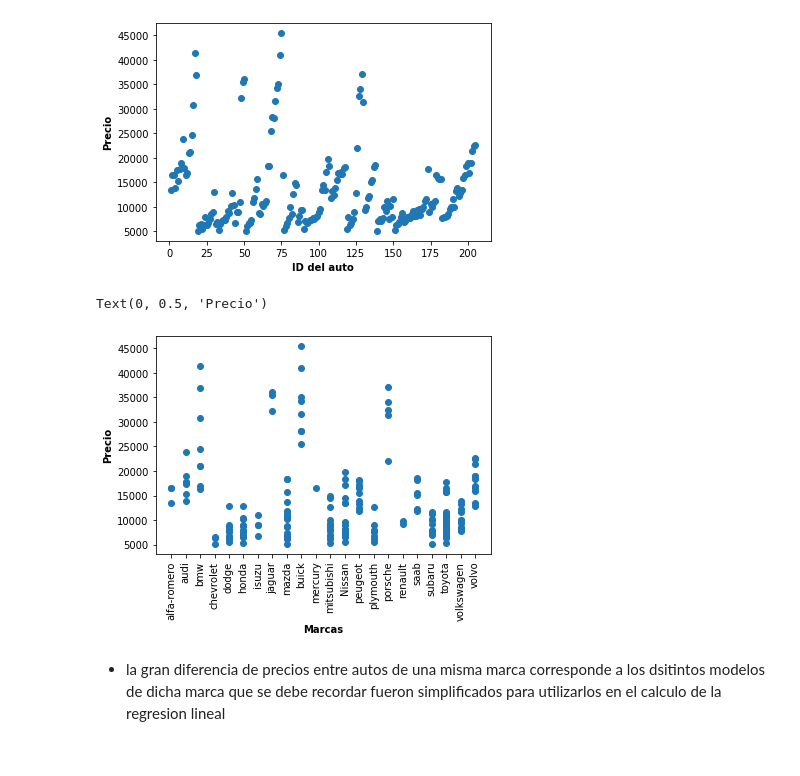
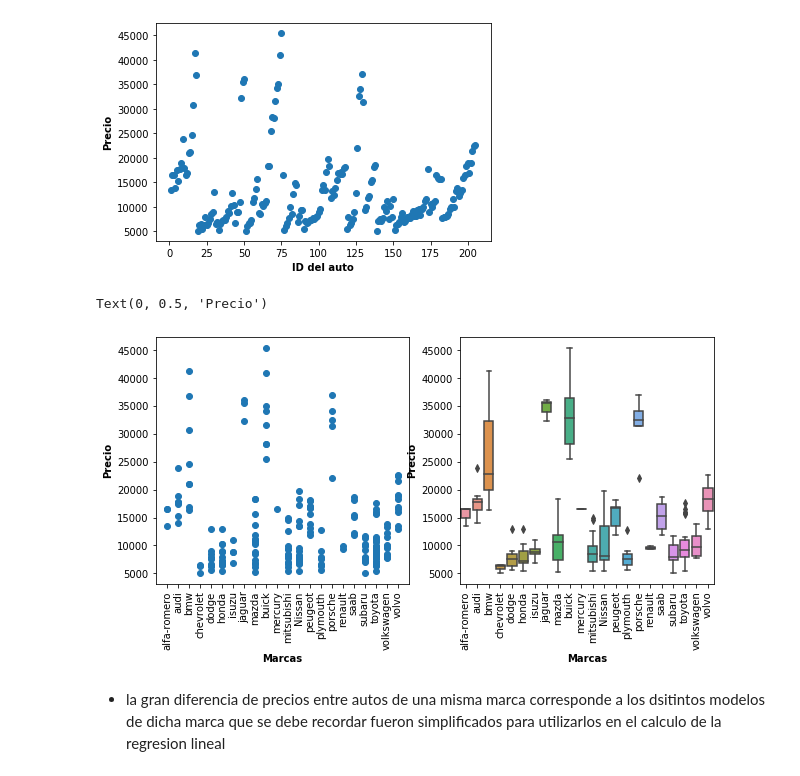
Before and after one commit to GermanUlloaS/Regresion-Lineal, a Jupyter notebook: Regresión Lineal- Predicción Precio de Vehículos .ipynb, the cells around one changed output. Saved outputs shown, nothing was run; the diff lists cells and outputs as text; code cells hidden in the pictures.

```diff
--- a/Regresión Lineal- Predicción Precio de Vehículos .ipynb
+++ b/Regresión Lineal- Predicción Precio de Vehículos .ipynb
@@ -12,7 +12,7 @@ import numpy as np
 import math
 from sklearn.preprocessing import LabelEncoder,OneHotEncoder
 # %%
-data=pd.read_csv(r'C:\Users\56974\GitHub\python-ml-course\dataset mios\regresion lineal\CarPrice_Assignment.csv')
+data=pd.read_csv(r'C:\Users\56974\GitHub\archivos mios\regresion lineal\CarPrice_Assignment.csv')
 # %%
 data.head()
 # %% [output]
@@ -284,13 +289,22 @@ Text(0, 0.5, 'Precio')
 [figure]
 # %%
 #grafico de dispercion de marca vs precio
+plt.figure(figsize=(10,10))
+
+plt.subplot(2,2,1)
 plt.scatter(data['CarName'],data['price'])
 plt.xticks(rotation=90)
 plt.xlabel("Marcas",fontweight = 'bold')
 plt.ylabel("Precio",fontweight = 'bold')
+
+plt.subplot(2,2,2)
+sns.boxplot(x=data['CarName'], y=data['price'])
+plt.xticks(rotation=90)
+plt.xlabel("Marcas",fontweight = 'bold')
+plt.ylabel("Precio",fontweight = 'bold')
 # %% [output]
 Text(0, 0.5, 'Precio')
-[figure, old version]
+[figure, new version]
 # %% [markdown]
 * la gran diferencia de precios entre autos de una misma marca corresponde a  los dsitintos modelos de dicha marca que se debe recordar fueron simplificados para utilizarlos en el calculo de la regresion lineal
 # %%
```
Also changed, not shown: parts of 3 cells of this notebook.
